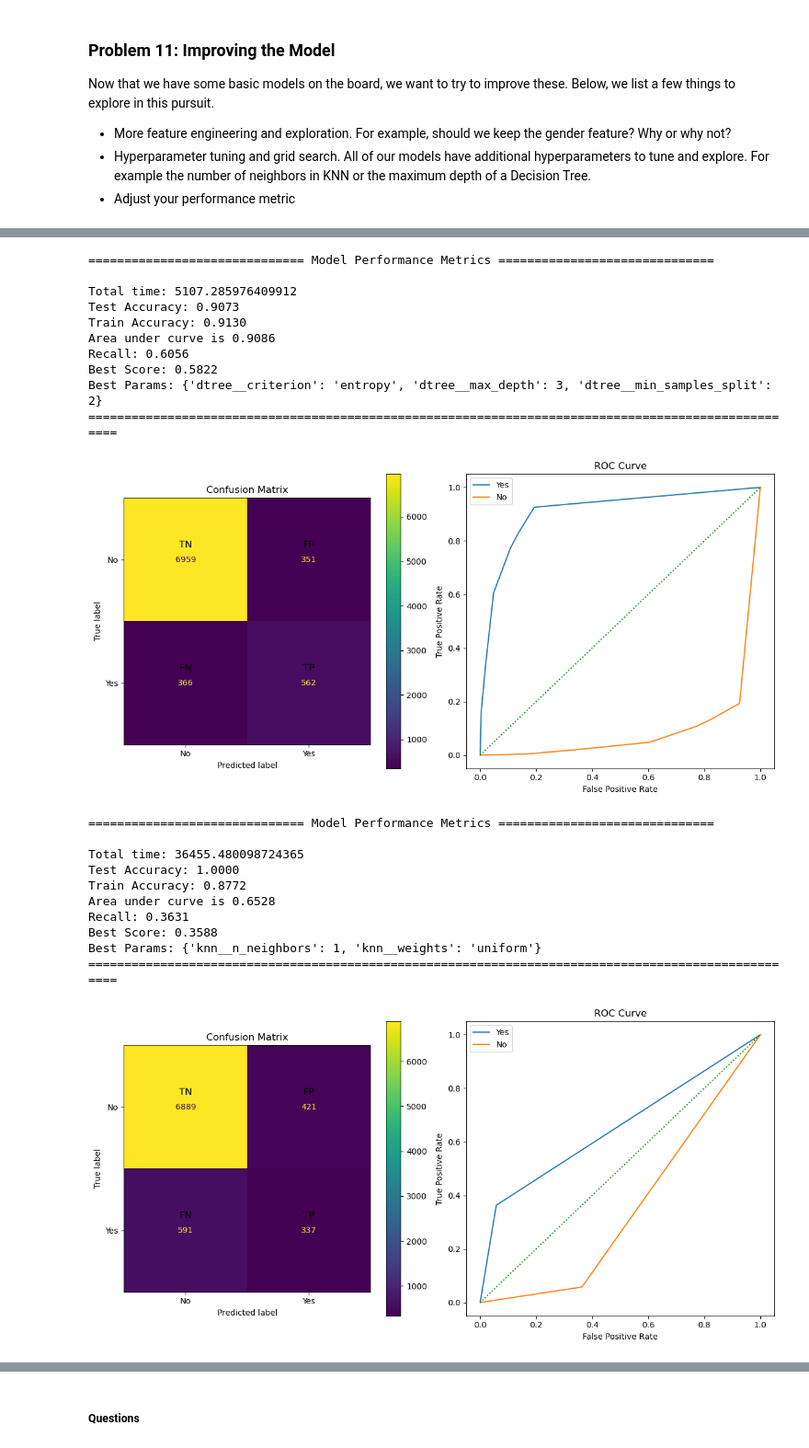
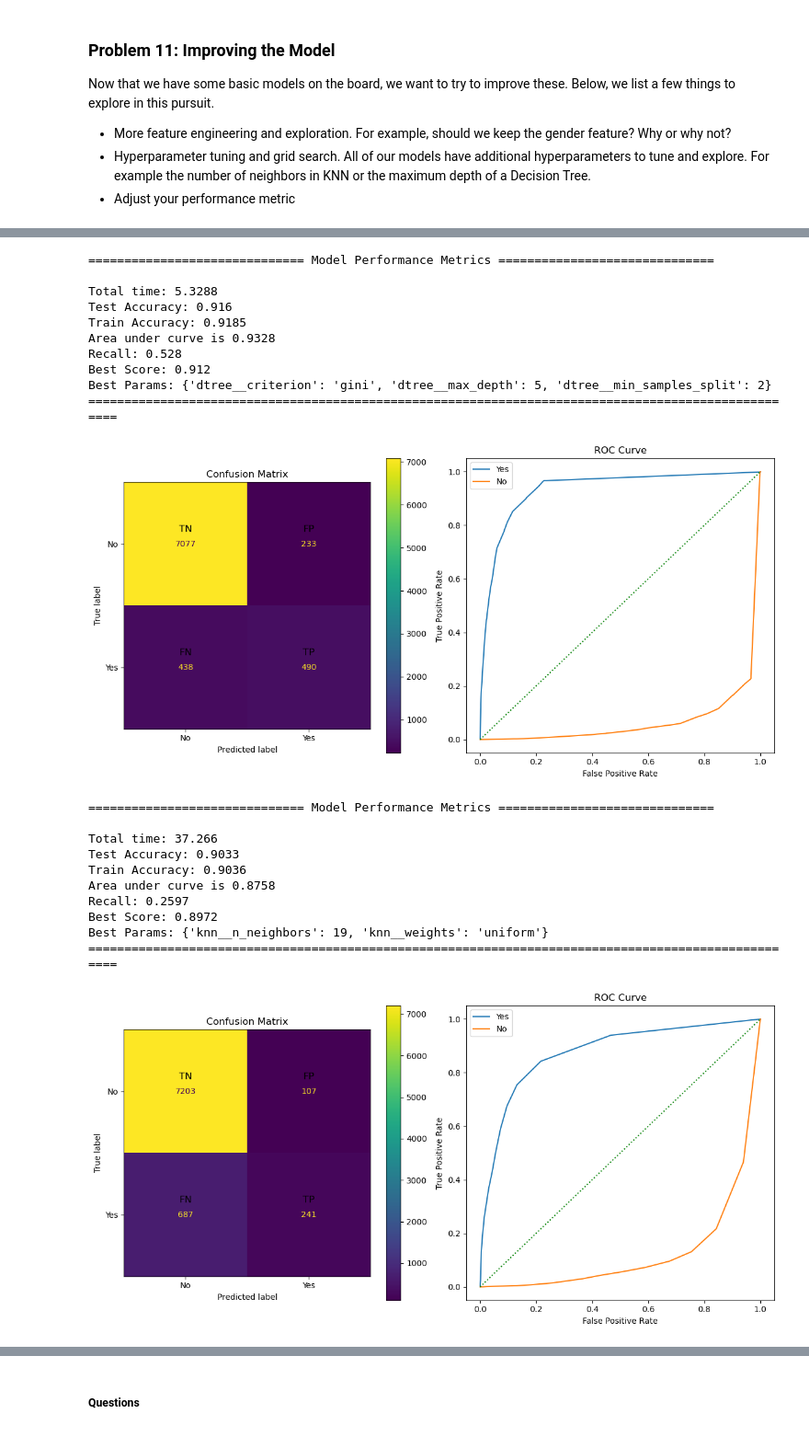
Before and after one commit to nachiketpatil/bank_marketing_analysis, a Jupyter notebook: bank_marketing_analysis.ipynb, the cells around one changed output, grey strips where cells are left out. Shown at 92% size. Saved outputs shown, nothing was run; the diff lists cells and outputs as text; code cells hidden in the pictures.

```diff
--- a/bank_marketing_analysis.ipynb
+++ b/bank_marketing_analysis.ipynb
@@ -633,19 +618,20 @@ Recall: 0.3233
 # %%
 ######### Support Vector Machine Model #########
 svm_pipe = Pipeline ([
-    ('scale', StandardScaler(with_mean=False)),
+    ('scale', StandardScaler()),
     ('svm', SVC(probability=True))
 ])
 
 svm_start_time = time.time()
 svm_pipe.fit(X_train, y_train)
-svm_end_time = time.time()
-svm_time_taken = (svm_end_time - svm_start_time) * 1000 # millis
 
 # accuracy scores
 svm_train_pred = svm_pipe.predict(X_train)
+svm_test_pred = svm_pipe.predict(X_test)
+svm_end_time = time.time()
+svm_time_taken = (svm_end_time - svm_start_time) # seconds
+
 svm_train_acc = accuracy_score(y_train, svm_train_pred)
-svm_test_pred = svm_pipe.predict(X_test)
 svm_test_acc = accuracy_score(y_test, svm_test_pred)
 svm_recall_score = recall_score(y_test, svm_test_pred)
 
@@ -735,16 +723,16 @@ lr_param_grid = {
     'logisticRegression__solver': ['liblinear']
 }
 
-lr_grid = GridSearchCV(lr_pipe, lr_param_grid, cv=5, n_jobs=1, verbose=0, scoring={'accuracy': 'accuracy', 'recall': 'recall'}, refit='recall')
+lr_grid = GridSearchCV(lr_pipe, lr_param_grid, cv=5, n_jobs=1, verbose=0, scoring={'accuracy': 'accuracy'}, refit='accuracy')
 lr_grid.fit(X_train, y_train)
 lr_test_preds = lr_grid.best_estimator_.predict(X_test)
 lr_train_preds = lr_grid.best_estimator_.predict(X_train)
 lr_end_time = time.time()
-lr_time_taken = (lr_end_time - lr_start_time) * 1000 # millis
+lr_time_taken = (lr_end_time - lr_start_time) #seconds
 
 print_perf_metrics(lr_grid.best_estimator_, lr_train_preds, lr_test_preds, lr_time_taken, lr_grid.best_params_, lr_grid.best_score_)
 
-conf_matrix_roc_plot("Logistic Regression Model with Tuned Hyperparameter", lr_grid.best_estimator_, X_test, y_test)
+conf_matrix_roc_plot("Logistic Regression Model with Tuned Hyperparameters", lr_grid.best_estimator_, X_test, y_test)
 # %% [output]
 ============================== Model Performance Metrics ==============================
 
@@ -766,55 +754,55 @@ dtree_param_grid = {
     'dtree__min_samples_split': [2, 5, 10],        # minimum samples required to split
 }
 
-dtree_grid = GridSearchCV(tree_pipe, dtree_param_grid, cv=5, n_jobs=1, verbose=0, scoring={'accuracy': 'accuracy', 'recall': 'recall'}, refit='recall')
+dtree_grid = GridSearchCV(tree_pipe, dtree_param_grid, cv=5, n_jobs=1, verbose=0, scoring={'accuracy': 'accuracy'}, refit='accuracy')
 dtree_grid.fit(X_train, y_train)
 dtree_test_preds = dtree_grid.best_estimator_.predict(X_test)
 dtree_train_preds = dtree_grid.best_estimator_.predict(X_train)
 dtree_end_time = time.time()
-dtree_time_taken = (dtree_end_time - dtree_start_time) * 1000 # millis
+dtree_time_taken = (dtree_end_time - dtree_start_time) #seconds
 
 print_perf_metrics(dtree_grid.best_estimator_, dtree_train_preds, dtree_test_preds, dtree_time_taken, dtree_grid.best_params_, dtree_grid.best_score_)
 
-conf_matrix_roc_plot("Decision Tree Model with Tuned Hyperparameter", dtree_grid.best_estimator_, X_test, y_test)
+conf_matrix_roc_plot("Decision Tree Model with Tuned Hyperparameters", dtree_grid.best_estimator_, X_test, y_test)
 # %% [output]
 ============================== Model Performance Metrics ==============================
 
-Total time: 5107.285976409912
-Test Accuracy: 0.9073
-Train Accuracy: 0.9130
-Area under curve is 0.9086
-Recall: 0.6056
-Best Score: 0.5822
-Best Params: {'dtree__criterion': 'entropy', 'dtree__max_depth': 3, 'dtree__min_samples_split': 2}
+Total time: 5.3288
+Test Accuracy: 0.916
+Train Accuracy: 0.9185
+Area under curve is 0.9328
+Recall: 0.528
+Best Score: 0.912
+Best Params: {'dtree__criterion': 'gini', 'dtree__max_depth': 5, 'dtree__min_samples_split': 2}
 ====================================================================================================
-[figure, old version]
+[figure, new version]
 # %%
 # Running Grid search to find best Hyperparameter tuning for K-nearest Neighbors model
 knn_start_time = time.time()
 knn_param_grid = {
     'knn__n_neighbors': list(range(1, 20)),       # number of neighbors to use
     'knn__weights': ['uniform', 'distance'],      # weighting strategy
 }
 
-knn_grid = GridSearchCV(knn_pipe, knn_param_grid, cv=5, n_jobs=1, verbose=0, scoring={'accuracy': 'accuracy', 'recall': 'recall'}, refit='recall')
+knn_grid = GridSearchCV(knn_pipe, knn_param_grid, cv=5, n_jobs=1, verbose=0, scoring={'accuracy': 'accuracy'}, refit='accuracy')
 knn_grid.fit(X_train, y_train)
 knn_test_preds = knn_grid.best_estimator_.predict(X_test)
 knn_train_preds = knn_grid.best_estimator_.predict(X_train)
 knn_end_time = time.time()
-knn_time_taken = (knn_end_time - knn_start_time) * 1000 # millis
+knn_time_taken = (knn_end_time - knn_start_time) #seconds
 
 print_perf_metrics(knn_grid.best_estimator_, knn_train_preds, knn_test_preds, knn_time_taken, knn_grid.best_params_, knn_grid.best_score_)
 
-conf_matrix_roc_plot("K-nearest Neighbors Model with Tuned Hyperparameter", knn_grid.best_estimator_, X_test, y_test)
+conf_matrix_roc_plot("K-nearest Neighbors Model with Tuned Hyperparameters", knn_grid.best_estimator_, X_test, y_test)
 # %% [output]
 ============================== Model Performance Metrics ==============================
 
-Total time: 36455.480098724365
-Test Accuracy: 1.0000
-Train Accuracy: 0.8772
-Area under curve is 0.6528
-Recall: 0.3631
-Best Score: 0.3588
-Best Params: {'knn__n_neighbors': 1, 'knn__weights': 'uniform'}
+Total time: 37.266
+Test Accuracy: 0.9033
+Train Accuracy: 0.9036
+Area under curve is 0.8758
+Recall: 0.2597
+Best Score: 0.8972
+Best Params: {'knn__n_neighbors': 19, 'knn__weights': 'uniform'}
 ====================================================================================================
-[figure, old version]
+[figure, new version]
```
Also changed, not shown: parts of 19 cells of this notebook.
